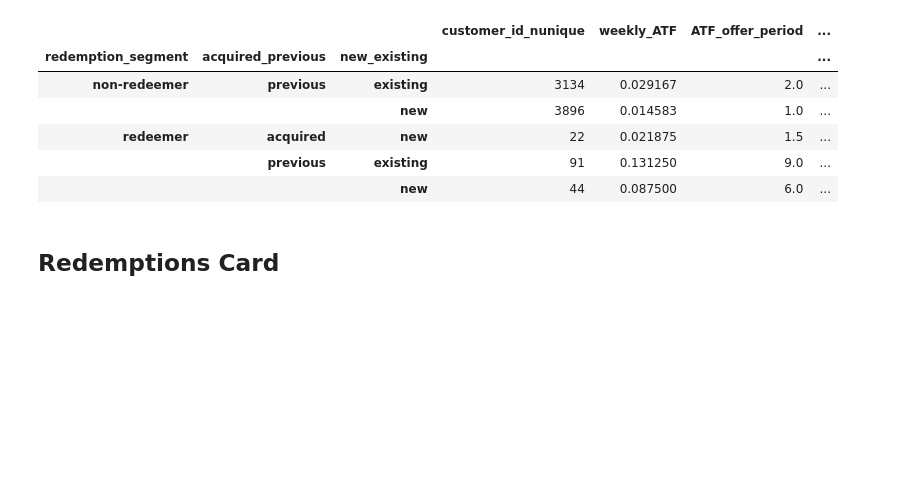
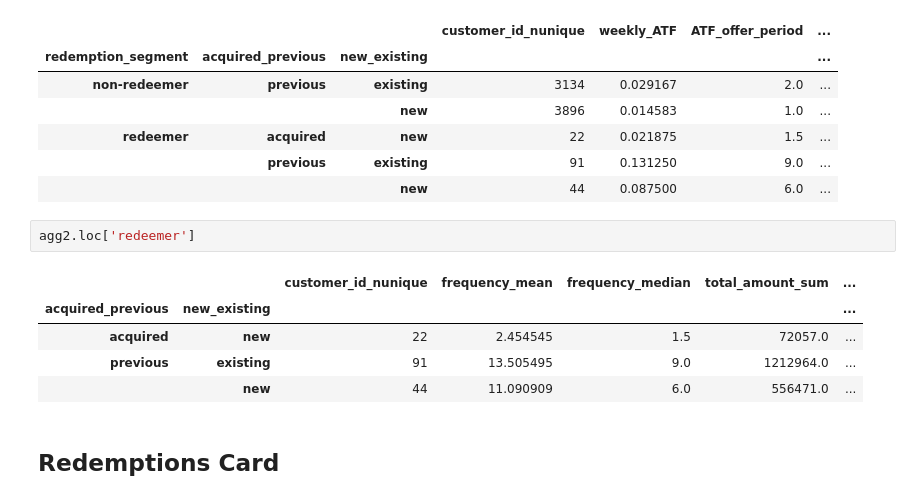
Before and after one commit to tryflux/adhoc-analysis, a Jupyter notebook: src/insights_product/offers_new_customers/metrics_tidy.ipynb, the cells around one changed output. Cells and saved outputs as stored; diff of their text form; blank space fills up the shorter version.

```diff
--- a/src/insights_product/offers_new_customers/metrics_tidy.ipynb
+++ b/src/insights_product/offers_new_customers/metrics_tidy.ipynb
@@ -237,6 +237,14 @@ summary_metrics
 | redeemer | acquired | new | 22 | 0.021875 | 1.5 | ... |
 |  | previous | existing | 91 | 0.131250 | 9.0 | ... |
 |  |  | new | 44 | 0.087500 | 6.0 | ... |
+# %%
+agg2.loc['redeemer']
+# %% [output]
+|  |  | customer_id_nunique | frequency_mean | frequency_median | total_amount_sum | ... |
+| acquired_previous | new_existing |  |  |  |  | ... |
+| acquired | new | 22 | 2.454545 | 1.5 | 72057.0 | ... |
+| previous | existing | 91 | 13.505495 | 9.0 | 1212964.0 | ... |
+|  | new | 44 | 11.090909 | 6.0 | 556471.0 | ... |
 # %% [markdown]
 ## Redemptions Card
 # %%
```
Also changed, not shown: parts of 3 cells of this notebook.
